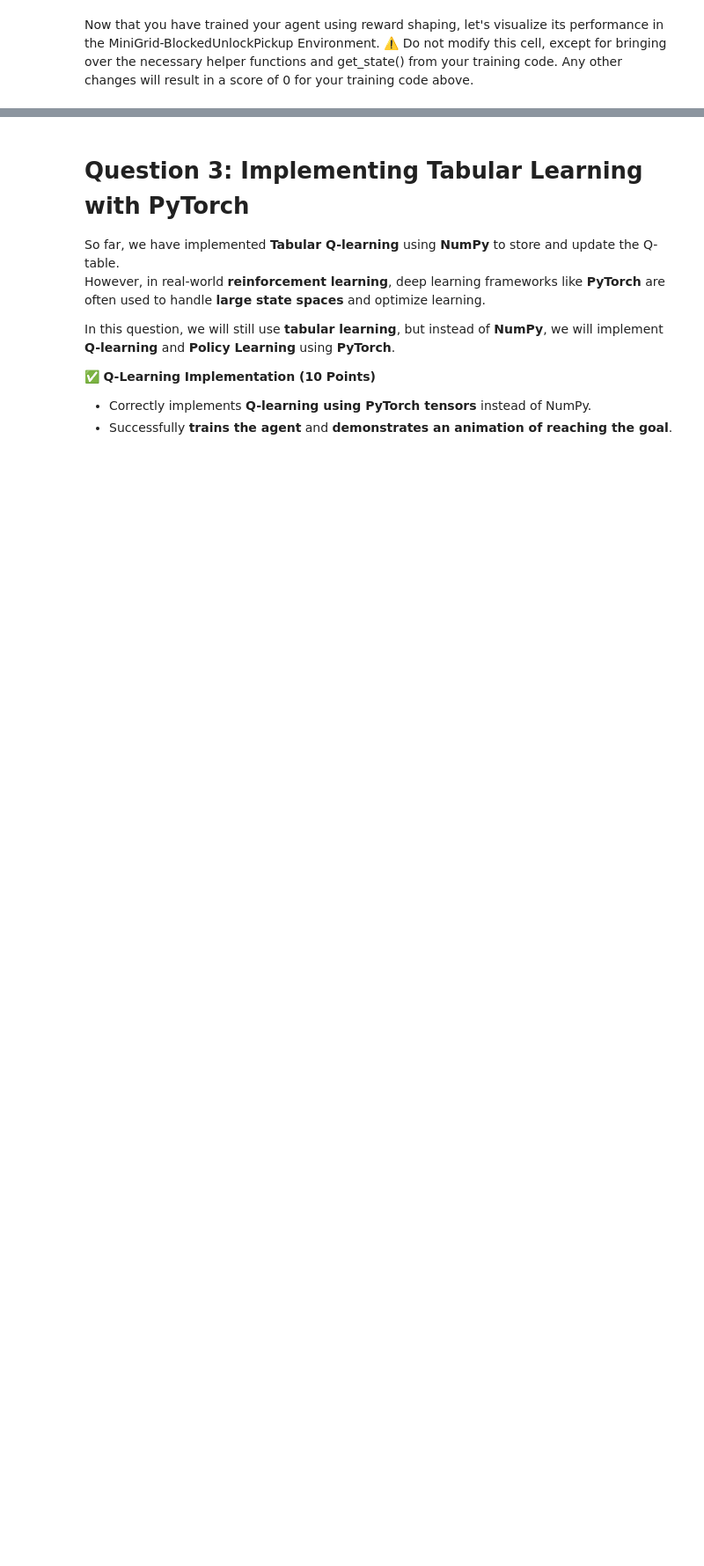
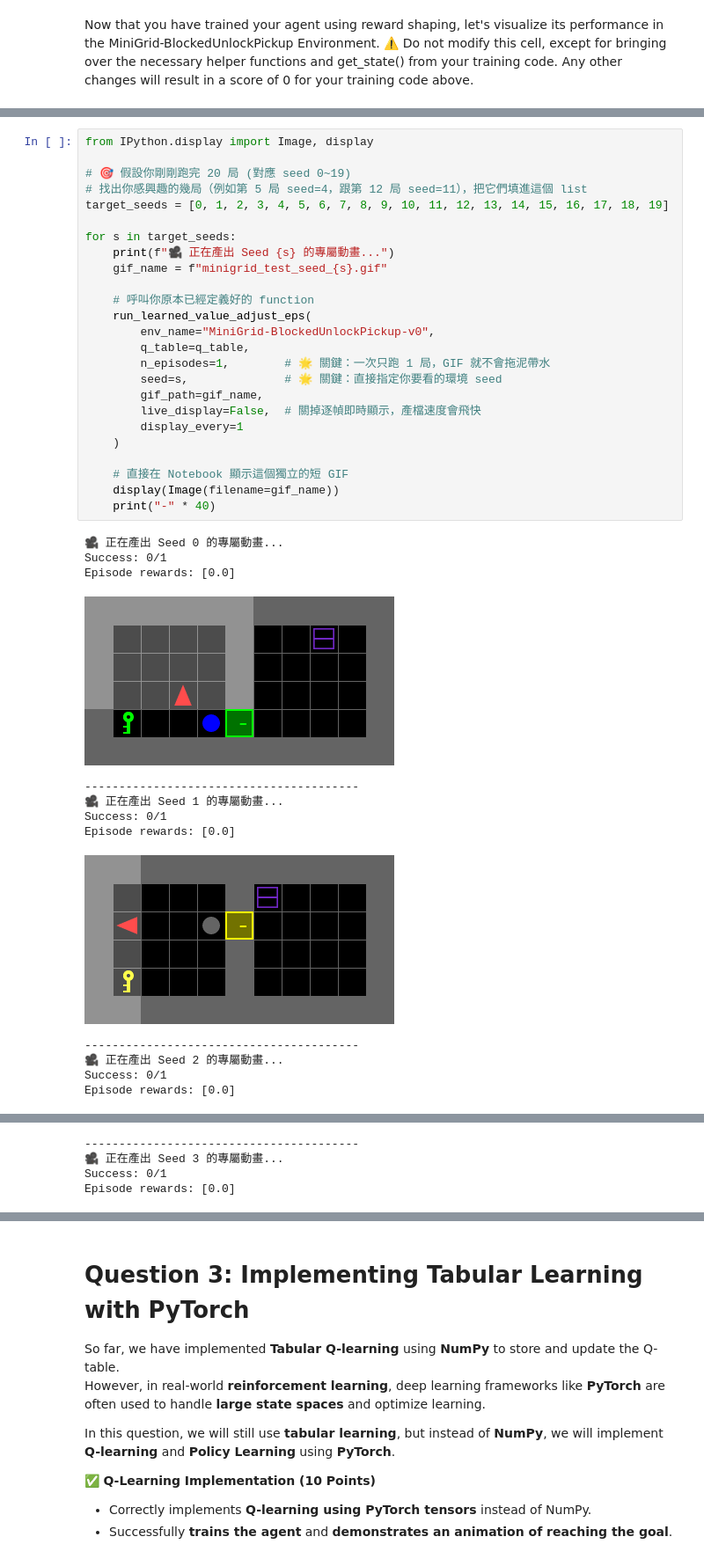
Before and after one commit to ChengHsien-Hsieh/DRL_HW1, a Jupyter notebook: drl2026_1_template.ipynb, the cells around one changed output, grey strips where cells are left out. Shown at 88% size. Drawn from its saved outputs; the diff is of its cells as text; blank space fills up the shorter version.

```diff
--- a/drl2026_1_template.ipynb
+++ b/drl2026_1_template.ipynb
@@ -1044,0 +1334,39 @@ run_learned_value_adjust_eps("MiniGrid-BlockedUnlockPickup-v0", q_table, live_di
+# %%
+from IPython.display import Image, display
+
+# 🎯 假設你剛剛跑完 20 局 (對應 seed 0~19)
+# 找出你感興趣的幾局（例如第 5 局 seed=4，跟第 12 局 seed=11），把它們填進這個 list
+target_seeds = [0, 1, 2, 3, 4, 5, 6, 7, 8, 9, 10, 11, 12, 13, 14, 15, 16, 17, 18, 19]
+
+for s in target_seeds:
+    print(f"🎥 正在產出 Seed {s} 的專屬動畫...")
+    gif_name = f"minigrid_test_seed_{s}.gif"
+
+    # 呼叫你原本已經定義好的 function
+    run_learned_value_adjust_eps(
+        env_name="MiniGrid-BlockedUnlockPickup-v0",
+        q_table=q_table,
+        n_episodes=1,        # 🌟 關鍵：一次只跑 1 局，GIF 就不會拖泥帶水
+        seed=s,              # 🌟 關鍵：直接指定你要看的環境 seed
+        gif_path=gif_name,
+        live_display=False,  # 關掉逐幀即時顯示，產檔速度會飛快
+        display_every=1
+    )
+
+    # 直接在 Notebook 顯示這個獨立的短 GIF
+    display(Image(filename=gif_name))
+    print("-" * 40)
+# %% [output]
+🎥 正在產出 Seed 0 的專屬動畫...
+Success: 0/1
+Episode rewards: [0.0]
+[figure, added]
+----------------------------------------
+🎥 正在產出 Seed 1 的專屬動畫...
+Success: 0/1
+Episode rewards: [0.0]
+[figure, added]
+----------------------------------------
+🎥 正在產出 Seed 2 的專屬動畫...
+Success: 0/1
+Episode rewards: [0.0]
@@ -1044,0 +1374,4 @@ run_learned_value_adjust_eps("MiniGrid-BlockedUnlockPickup-v0", q_table, live_di
+----------------------------------------
+🎥 正在產出 Seed 3 的專屬動畫...
+Success: 0/1
+Episode rewards: [0.0]
```
Also changed, not shown: parts of 12 cells of this notebook.
